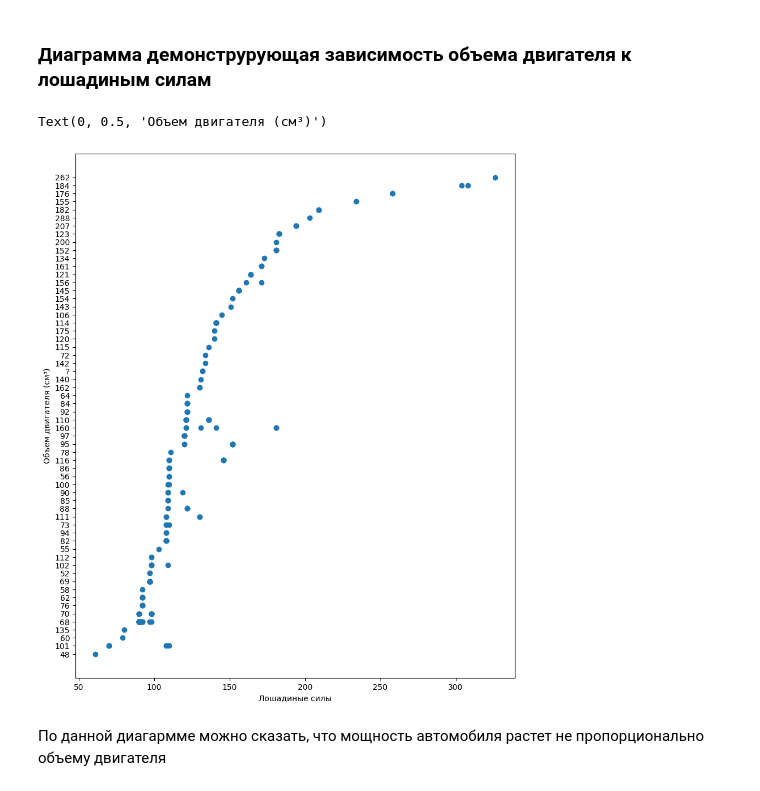
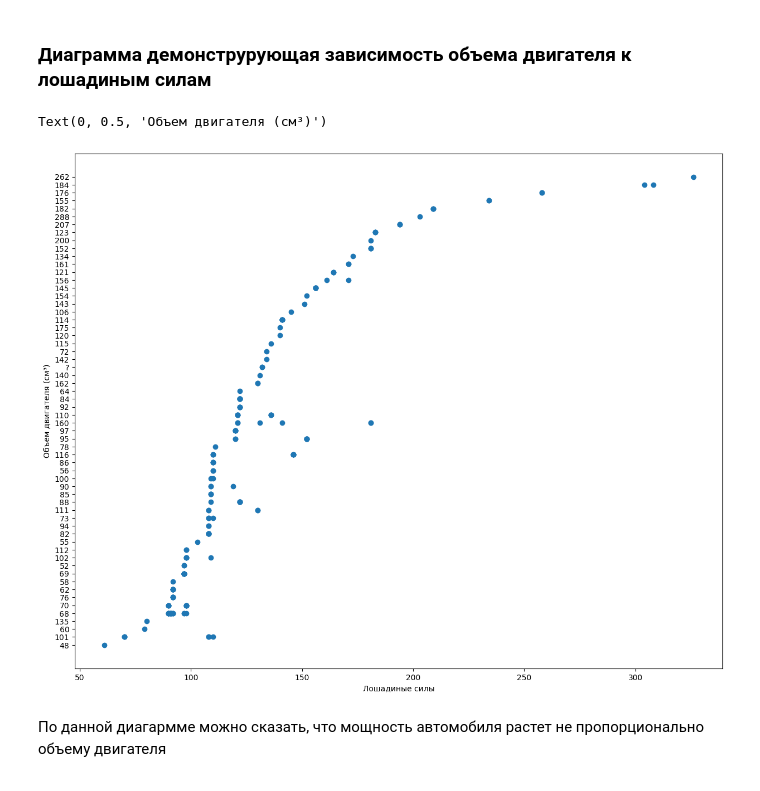
Before and after one commit to DipoPY/DSIS_summer, a Jupyter notebook: summer_dz.ipynb, the cells around one changed output. Cells and saved outputs as stored; diff of their text form; code cells hidden in the pictures.

```diff
--- a/summer_dz.ipynb
+++ b/summer_dz.ipynb
@@ -79,15 +85,17 @@ graph1 = sns.countplot(x='body-style', data=data)
 # %% [markdown]
 ### Диаграмма демонструрующая зависимость объема двигателя к лошадиным силам
 # %%
-fig, ax = plt.subplots(figsize=(10,12))
-#df = data.sort_values('engine-size')
+fig, ax = plt.subplots(figsize=(15,12))
+data['engine-size'] = data['engine-size'].astype (int)
+df = data.sort_values('engine-size', ascending = True).reset_index(drop=False)
 
-plt.scatter(df['engine-size'], df['horsepower'])
+fig = plt.scatter(df['engine-size'], df['horsepower'])
+
 ax.set_xlabel("Лошадиные силы")
 ax.set_ylabel("Объем двигателя (см³)")
 # %% [output]
 Text(0, 0.5, 'Объем двигателя (см³)')
-[figure, old version]
+[figure, new version]
 # %% [markdown]
 По данной диагармме можно сказать, что мощность автомобиля растет не пропорционально объему двигателя
 # %% [markdown]
```
Also changed, not shown: parts of 21 cells of this notebook, 1 other file.
